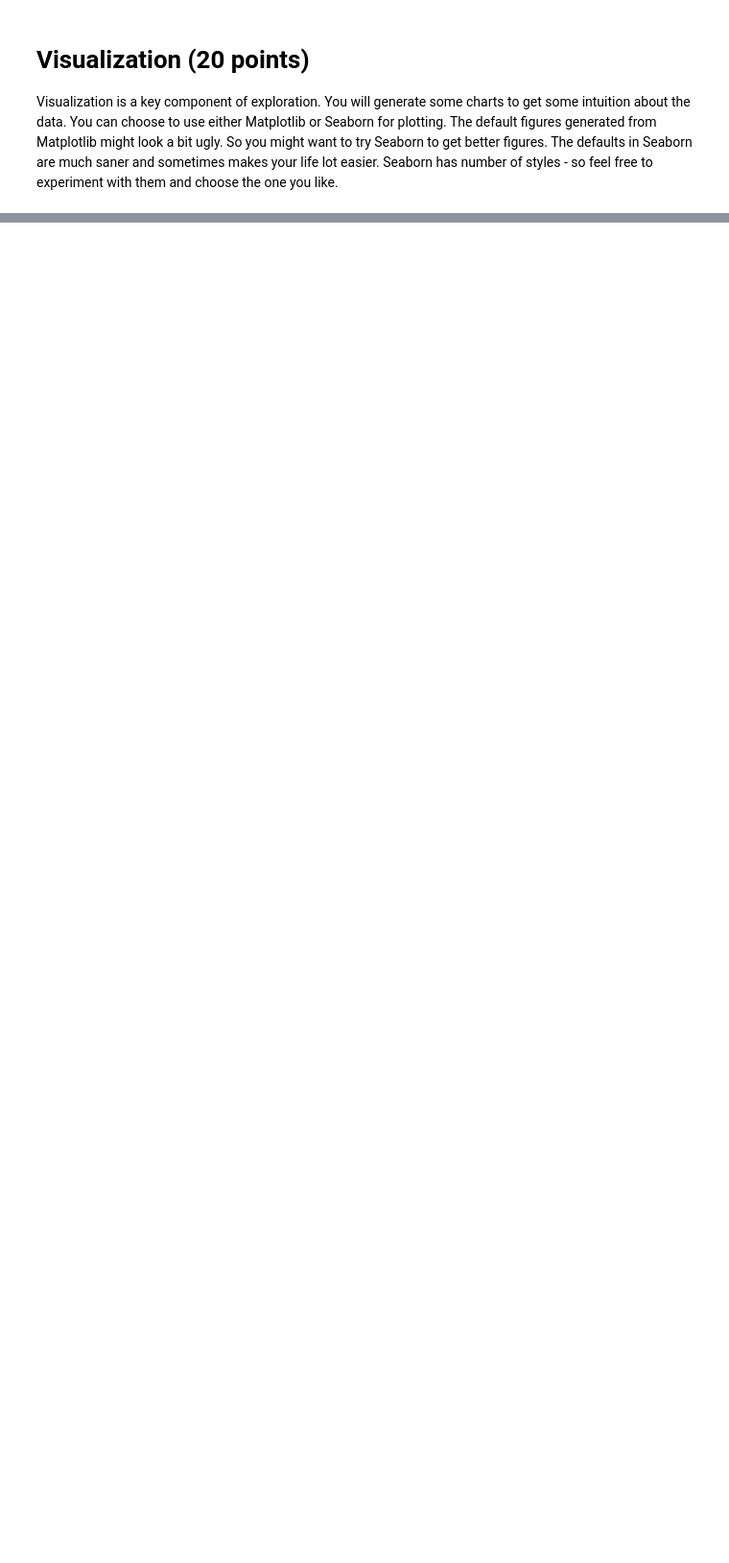
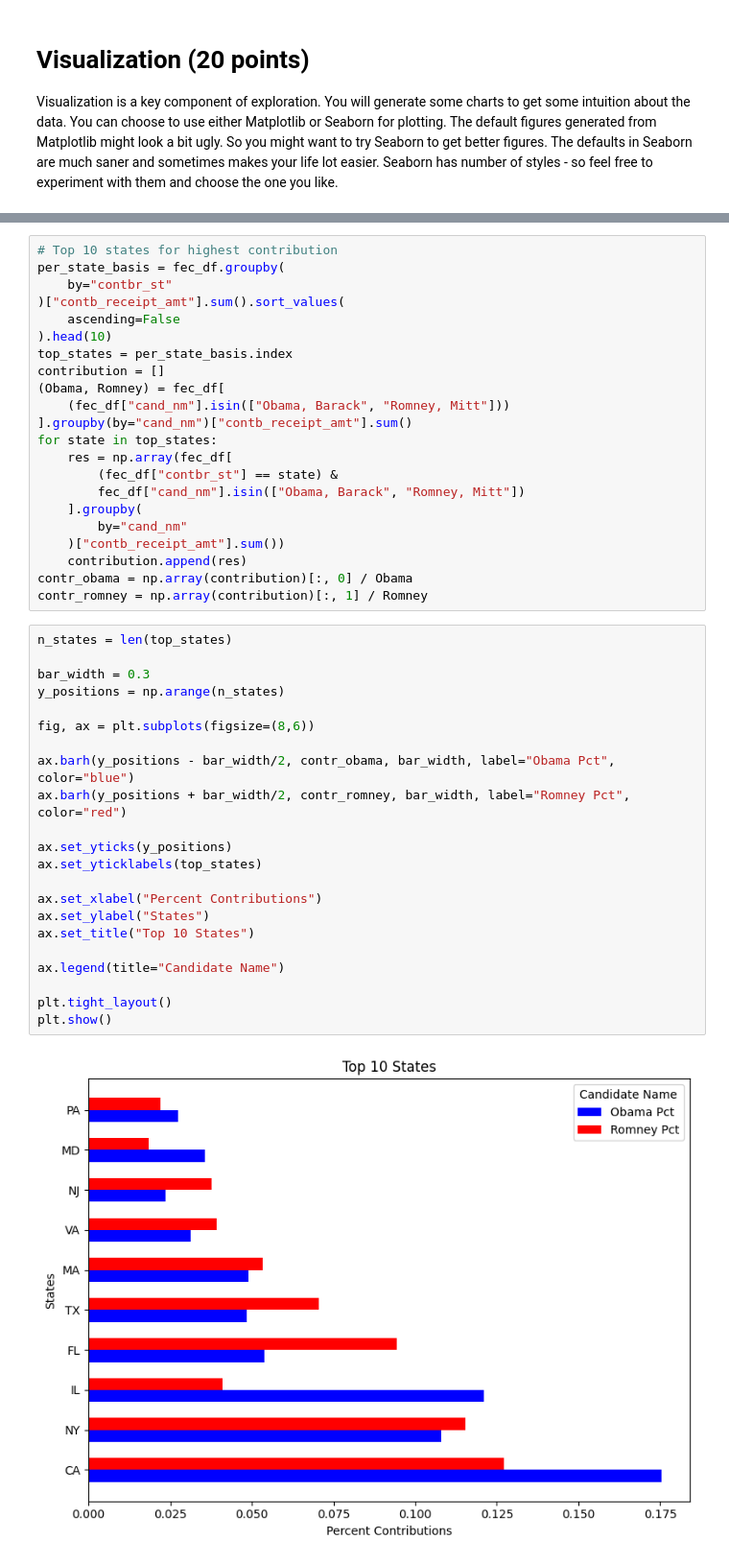
Before and after one commit to dhruvadeep/Data-Mining, a Jupyter notebook: DS5612_PA1/DS5612_PA1/src/ds5612_pa1/04_basic_visualization.ipynb, the cells around one changed output, grey strips where cells are left out. Shown at 96% size. Saved outputs shown, nothing was run; the diff lists cells and outputs as text; blank space fills up the shorter version.

```diff
--- a/DS5612_PA1/DS5612_PA1/src/ds5612_pa1/04_basic_visualization.ipynb
+++ b/DS5612_PA1/DS5612_PA1/src/ds5612_pa1/04_basic_visualization.ipynb
@@ -33,6 +38,52 @@ Remember to set the titles for both axes and also the legend.
 Your plot should look something like or better than this:
 
 ![T4.1](resources/t41.png)
+# %%
+# Top 10 states for highest contribution
+per_state_basis = fec_df.groupby(
+    by="contbr_st"
+)["contb_receipt_amt"].sum().sort_values(
+    ascending=False
+).head(10)
+top_states = per_state_basis.index
+contribution = []
+(Obama, Romney) = fec_df[
+    (fec_df["cand_nm"].isin(["Obama, Barack", "Romney, Mitt"]))
+].groupby(by="cand_nm")["contb_receipt_amt"].sum()
+for state in top_states:
+    res = np.array(fec_df[
+        (fec_df["contbr_st"] == state) &
+        fec_df["cand_nm"].isin(["Obama, Barack", "Romney, Mitt"])
+    ].groupby(
+        by="cand_nm"
+    )["contb_receipt_amt"].sum())
+    contribution.append(res)
+contr_obama = np.array(contribution)[:, 0] / Obama
+contr_romney = np.array(contribution)[:, 1] / Romney
+# %%
+n_states = len(top_states)
+
+bar_width = 0.3
+y_positions = np.arange(n_states)
+
+fig, ax = plt.subplots(figsize=(8,6))
+
+ax.barh(y_positions - bar_width/2, contr_obama, bar_width, label="Obama Pct", color="blue")
+ax.barh(y_positions + bar_width/2, contr_romney, bar_width, label="Romney Pct", color="red")
+
+ax.set_yticks(y_positions)
+ax.set_yticklabels(top_states)
+
+ax.set_xlabel("Percent Contributions")
+ax.set_ylabel("States")
+ax.set_title("Top 10 States")
+
+ax.legend(title="Candidate Name")
+
+plt.tight_layout()
+plt.show()
+# %% [output]
+[figure, added]
 # %% [markdown]
 ## Task 4.2: Line Charts (5 points)
 
```
Also changed, not shown: parts of 7 cells of this notebook, 5 other files.
